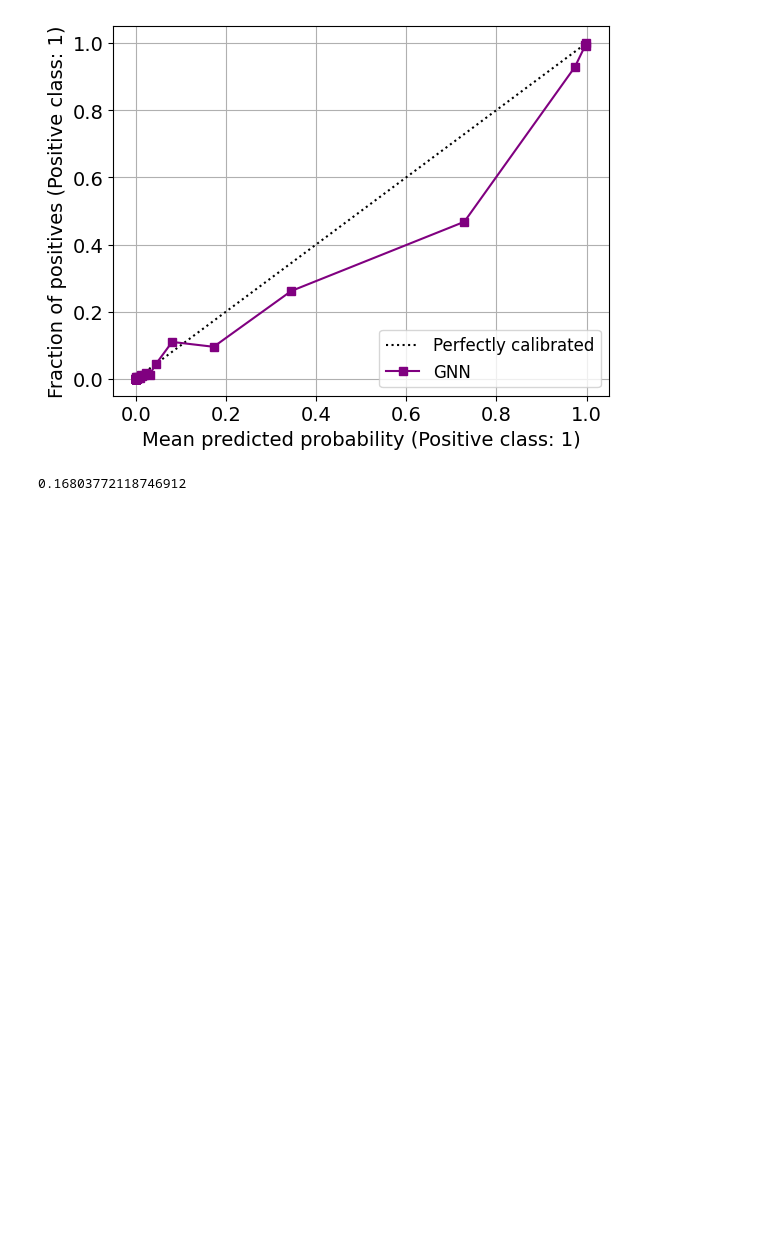
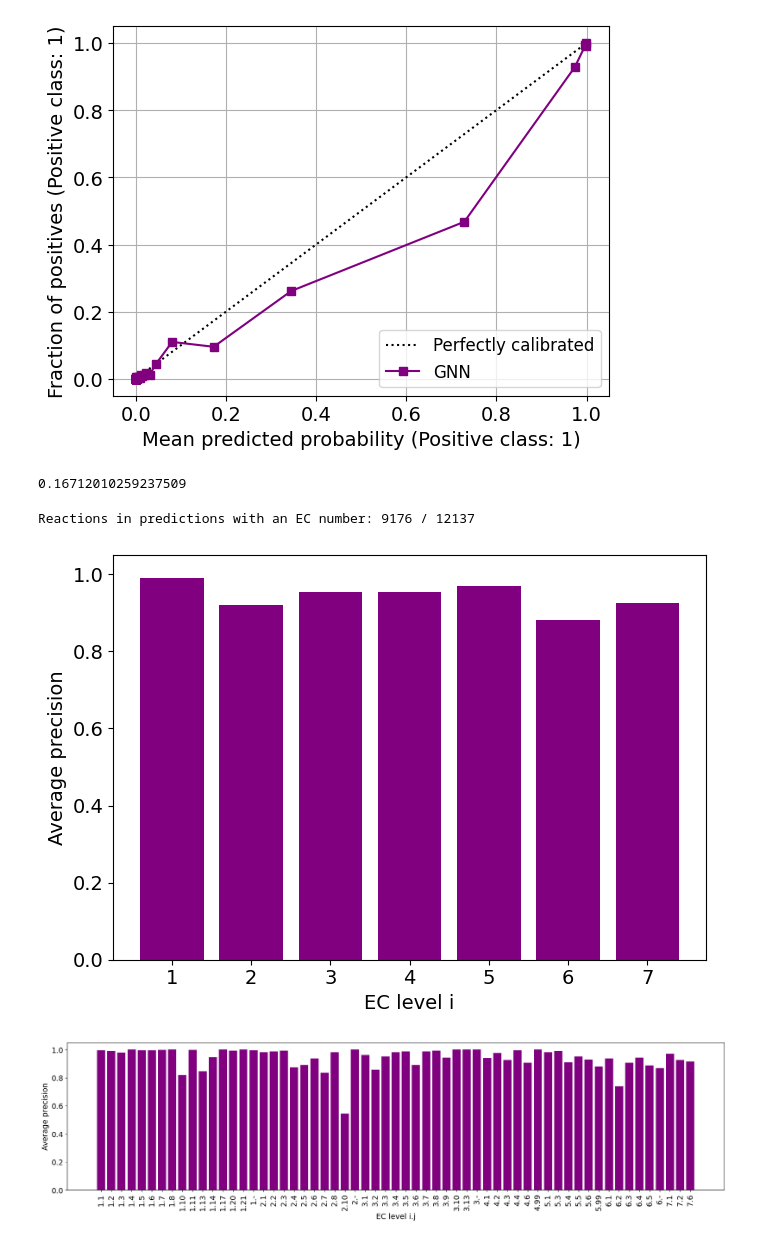
Before and after one commit to stefanpate/coarse-grain-rxns, a Jupyter notebook: notebooks/mech_classification_performance.ipynb, the cells around one changed output. Drawn from its saved outputs; the diff is of its cells as text; code cells hidden in the pictures; blank space fills up the shorter version.

Commit message:
added ec breakdown of node classifier and time split reaction predition evals

```diff
--- a/notebooks/mech_classification_performance.ipynb
+++ b/notebooks/mech_classification_performance.ipynb
@@ -140,7 +141,7 @@ pred_df.head()
 | 4 | 2dd222e496256ccf456d89d18fd1cdaf6... | 4 | 0.0 | 0.006629 |
 # %%
 full = pd.read_parquet(
-    Path(cfg.raw_data) / "mapped_known_reactions_x_mechinformed_rules.parquet"
+    Path(cfg.mappings) / "mapped_known_reactions_x_mechinformed_rules.parquet"
 )
 full["template_aidxs"] = full["template_aidxs"].apply(rc_to_nest)
 full['template_aidxs'] = full.apply(lambda x: scrub_anonymous_template_atoms(x.template_aidxs, x.rule), axis=1) # Scrub anonymous atoms from aidxs
@@ -467,4 +468,4 @@ random_guess = np.random.choice([0, 1], size=pred_df.shape[0])
 chance_f1 = f1_score(pred_df.y, random_guess)
 chance_f1
 # %% [output]
-0.16803772118746912
+0.16712010259237509
@@ -470,0 +479,66 @@ chance_f1
+# %%
+# Map reaction id -> set of EC numbers via krs (rxn -> enzymes) and kes (enzyme -> ec)
+rxn2enz = krs.groupby("id")["enzymes"].agg(lambda s: set(s.dropna()))
+enz2ec = kes.dropna(subset=["ec"]).groupby("id")["ec"].agg(lambda s: set(s))
+
+rxn2ec = {}
+for rxn_id, enzymes in rxn2enz.items():
+    ecs = set()
+    for e in enzymes:
+        ecs |= enz2ec.get(e, set())
+    if ecs:
+        rxn2ec[rxn_id] = ecs
+
+n_covered = pred_df["rxn_id"].isin(rxn2ec).groupby(pred_df["rxn_id"]).first().sum()
+print(f"Reactions in predictions with an EC number: {n_covered} / {pred_df['rxn_id'].nunique()}")
+# %% [output]
+Reactions in predictions with an EC number: 9176 / 12137
+# %%
+# Average precision (sklearn) within each EC number, grouped by first digit and by first+second digits
+# EC class 7 (transport reactions) is excluded from the analysis.
+from sklearn.metrics import average_precision_score
+
+ec_level_label = ["i", "j", "k", "l"]
+levels = [0, 1]
+figsizes = [(7, 5), (18, 5)]
+rots = [0, 90]
+
+
+def ec_sort_key(ec):
+    return tuple(int(p) if p.isdigit() else 999 for p in ec.split("."))
+
+
+for l in levels:
+    # Group reaction ids by EC prefix
+    group_rxns = defaultdict(set)
+    for rxn_id, ecs in rxn2ec.items():
+        for ec in ecs:
+            # if ec.split(".")[0] == "7":  # skip transport reactions
+            #     continue
+            prefix = ".".join(ec.split(".")[: l + 1])
+            group_rxns[prefix].add(rxn_id)
+
+    # Average precision over all atoms of reactions in each EC group
+    aps = {}
+    for group, rxns in group_rxns.items():
+        sub = pred_df[pred_df["rxn_id"].isin(rxns)]
+        if sub.empty or sub["y"].nunique() < 2:
+            continue
+        aps[group] = average_precision_score(sub["y"], sub["y_pred"])
+
+    x_lab = sorted(aps.keys(), key=ec_sort_key)
+    y = [aps[k] for k in x_lab]
+    x = np.arange(len(x_lab))
+
+    fig, ax = plt.subplots(figsize=figsizes[l])
+    ax.bar(x, y, color="purple")
+    ax.set_xlabel(f"EC level {'.'.join(ec_level_label[: l + 1])}")
+    ax.set_ylabel("Average precision")
+    ax.set_xticks(x, x_lab, rotation=rots[l], ha="center")
+    ax.set_ylim(0, 1.05)
+    plt.tight_layout()
+    fig.savefig(Path(cfg.figures) / f"average_precision_ec_level_{l + 1}.svg", format="svg")
+    plt.show()
+# %% [output]
+[figure, added]
+[figure, added]
```
Also changed, not shown: parts of 6 cells of this notebook, 16 other files.
